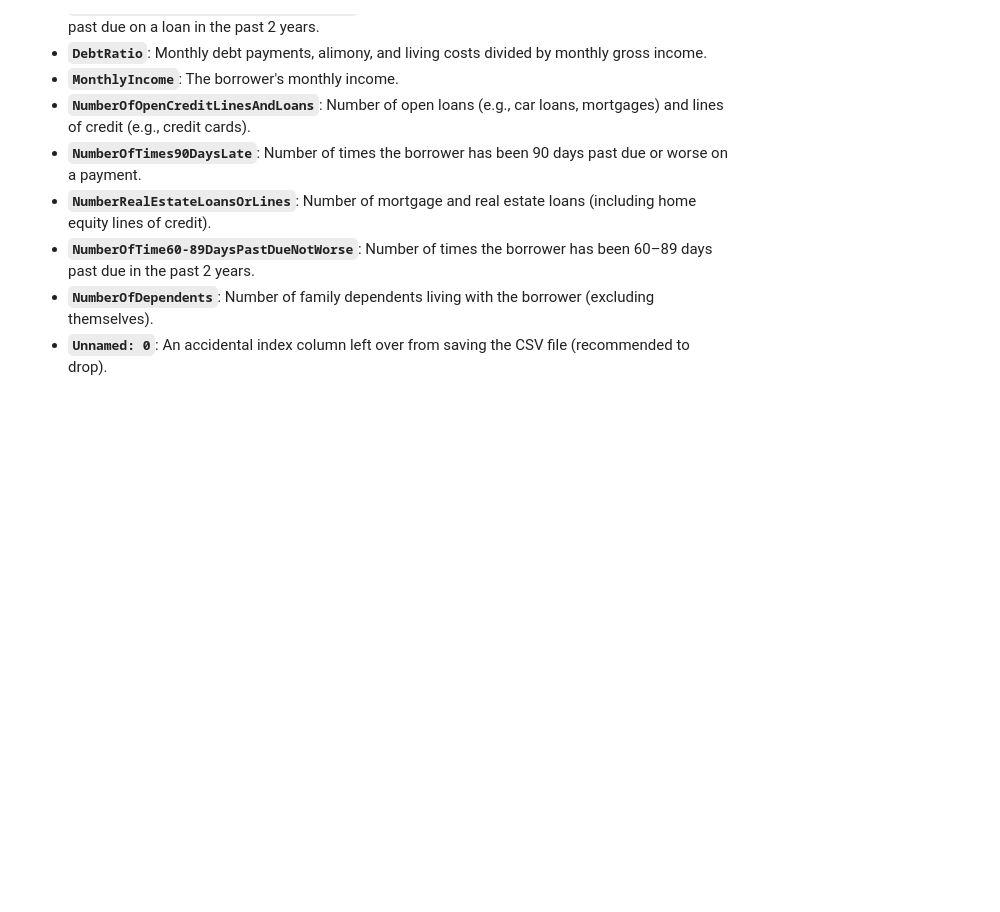
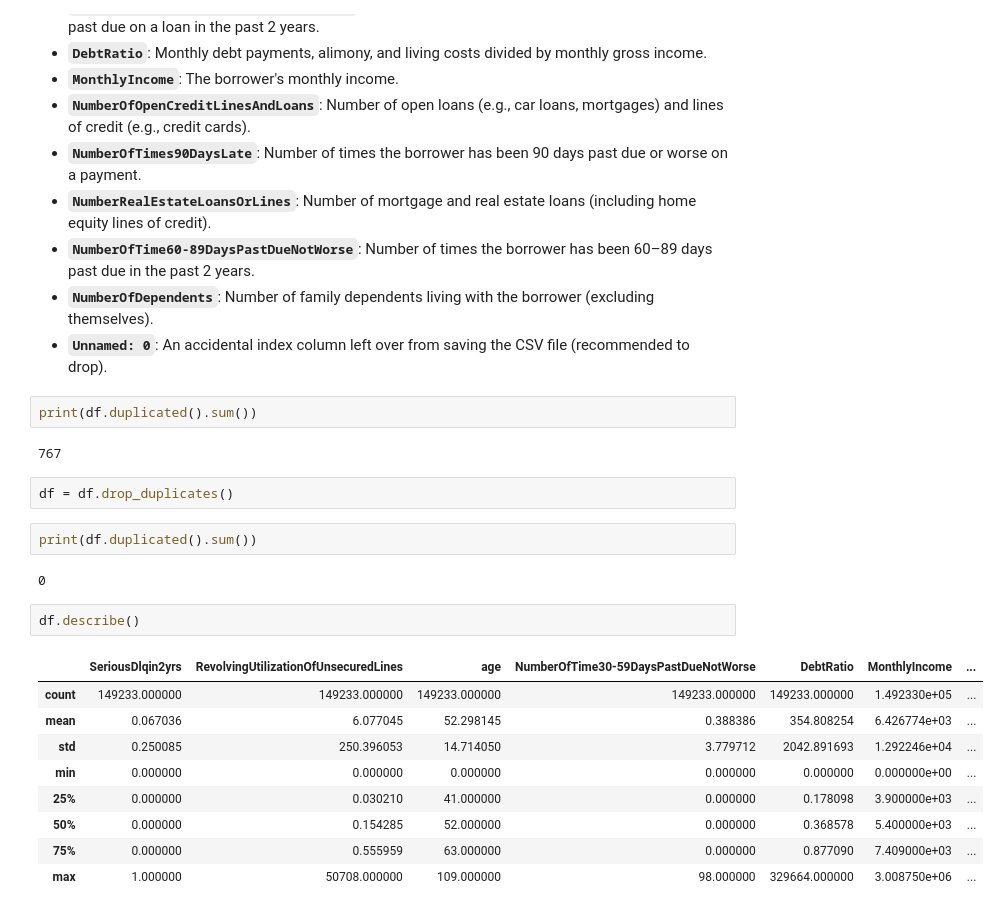
Before and after one commit to emmanuelakinmokun/credit-risk-prediction, a Jupyter notebook: notebooks/eda.ipynb, the cells around one changed output. Saved outputs shown, nothing was run; the diff lists cells and outputs as text; blank space fills up the shorter version.

```diff
--- a/notebooks/eda.ipynb
+++ b/notebooks/eda.ipynb
@@ -134,3 +134,25 @@ Here is the breakdown of each feature and target variable in the "Give Me Some C
 * **`NumberOfTime60-89DaysPastDueNotWorse`**: Number of times the borrower has been 60–89 days past due in the past 2 years.
 * **`NumberOfDependents`**: Number of family dependents living with the borrower (excluding themselves).
 * **`Unnamed: 0`**: An accidental index column left over from saving the CSV file (recommended to drop).
+# %%
+print(df.duplicated().sum())
+# %% [output]
+767
+# %%
+df = df.drop_duplicates()
+# %%
+print(df.duplicated().sum())
+# %% [output]
+0
+# %%
+df.describe()
+# %% [output]
+|  | SeriousDlqin2yrs | RevolvingUtilizationOfUnsecuredLines | age | NumberOfTime30-59DaysPastDueNotWorse | DebtRatio | MonthlyIncome | ... |
+| count | 149233.000000 | 149233.000000 | 149233.000000 | 149233.000000 | 149233.000000 | 1.492330e+05 | ... |
+| mean | 0.067036 | 6.077045 | 52.298145 | 0.388386 | 354.808254 | 6.426774e+03 | ... |
+| std | 0.250085 | 250.396053 | 14.714050 | 3.779712 | 2042.891693 | 1.292246e+04 | ... |
+| min | 0.000000 | 0.000000 | 0.000000 | 0.000000 | 0.000000 | 0.000000e+00 | ... |
+| 25% | 0.000000 | 0.030210 | 41.000000 | 0.000000 | 0.178098 | 3.900000e+03 | ... |
+| 50% | 0.000000 | 0.154285 | 52.000000 | 0.000000 | 0.368578 | 5.400000e+03 | ... |
+| 75% | 0.000000 | 0.555959 | 63.000000 | 0.000000 | 0.877090 | 7.409000e+03 | ... |
+| max | 1.000000 | 50708.000000 | 109.000000 | 98.000000 | 329664.000000 | 3.008750e+06 | ... |
```
Also changed, not shown: parts of 9 cells of this notebook.
